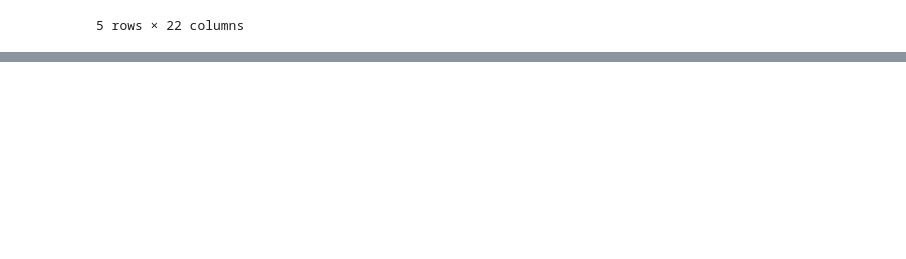
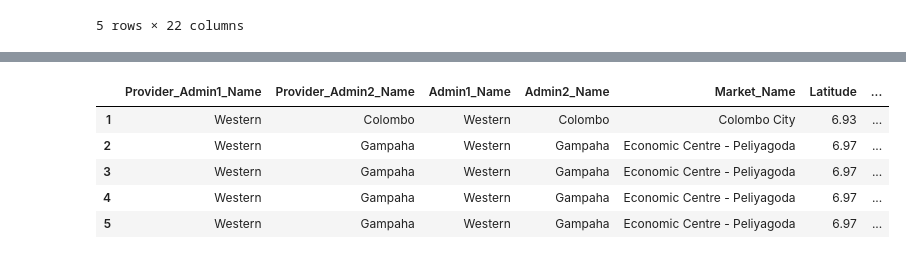
Before and after one commit to DaharaD/DSPL-PREPROCESSING, a Jupyter notebook: Data_Preprocessing_DSPL.ipynb, the cells around one changed output, grey strips where cells are left out. Saved outputs shown, nothing was run; the diff lists cells and outputs as text; code cells hidden in the pictures; blank space fills up the shorter version.

```diff
--- a/Data_Preprocessing_DSPL.ipynb
+++ b/Data_Preprocessing_DSPL.ipynb
@@ -61,0 +46,48 @@ dtype: int64
+# %%
+# Remove non-vital columns
+columns_to_remove = ['location_code', 'has_hrp', 'in_gho', 'admin1_code', 'admin2_code', 'admin_level', 'price_flag', 'currency_code']
+df = df.drop(columns=columns_to_remove)
+# %%
+# Ensure the price column contains only numeric values
+df['Price'] = pd.to_numeric(df['Price'], errors='coerce')
+
+# Drop rows with NaN values in the price column
+df = df.dropna(subset=['Price'])
+
+# Drop rows with NaT values in the date columns
+df = df.dropna(subset=['Reference_Period_Start', 'Reference_Period_End'])
+
+
+# Remove rows with null, NaN, or 'nun' values in any cell
+df_cleaned = df.dropna()
+df_cleaned = df_cleaned[~df_cleaned.apply(lambda row: row.astype(str).str.contains('nun')).any(axis=1)]
+# %%
+# Standardize units
+def convert_to_kg(row):
+ if 'ML' in row['Unit']:
+  return row['Price'] / 1000 # Convert ML to L (assuming density of water)
+ elif 'KG' in row['Unit']:
+  return row['Price'] # Already in KG
+ elif 'Unit' in row['Unit']:
+  return row['Price'] # Keep as is for unit items
+ else:
+  return row['Price'] # Default case
+
+df['Standardized_Price'] = df.apply(convert_to_kg, axis=1)
+# %%
+# Convert 'Reference_Period_Start' and 'Reference_Period_End' to datetime objects
+df['Reference_Period_Start'] = pd.to_datetime(df['Reference_Period_Start'])
+df['Reference_Period_End'] = pd.to_datetime(df['Reference_Period_End'])
+
+# Extract the month from reference_period_start and reference_period_end
+df['Start_Month'] = df['Reference_Period_Start'].dt.month
+df['End_Month'] = df['Reference_Period_End'].dt.month
+# %%
+df.head()
+# %% [output]
+|  | Provider_Admin1_Name | Provider_Admin2_Name | Admin1_Name | Admin2_Name | Market_Name | Latitude | ... |
+| 1 | Western | Colombo | Western | Colombo | Colombo City | 6.93 | ... |
+| 2 | Western | Gampaha | Western | Gampaha | Economic Centre - Peliyagoda | 6.97 | ... |
+| 3 | Western | Gampaha | Western | Gampaha | Economic Centre - Peliyagoda | 6.97 | ... |
+| 4 | Western | Gampaha | Western | Gampaha | Economic Centre - Peliyagoda | 6.97 | ... |
+| 5 | Western | Gampaha | Western | Gampaha | Economic Centre - Peliyagoda | 6.97 | ... |
```
Also changed, not shown: parts of 11 cells of this notebook.
